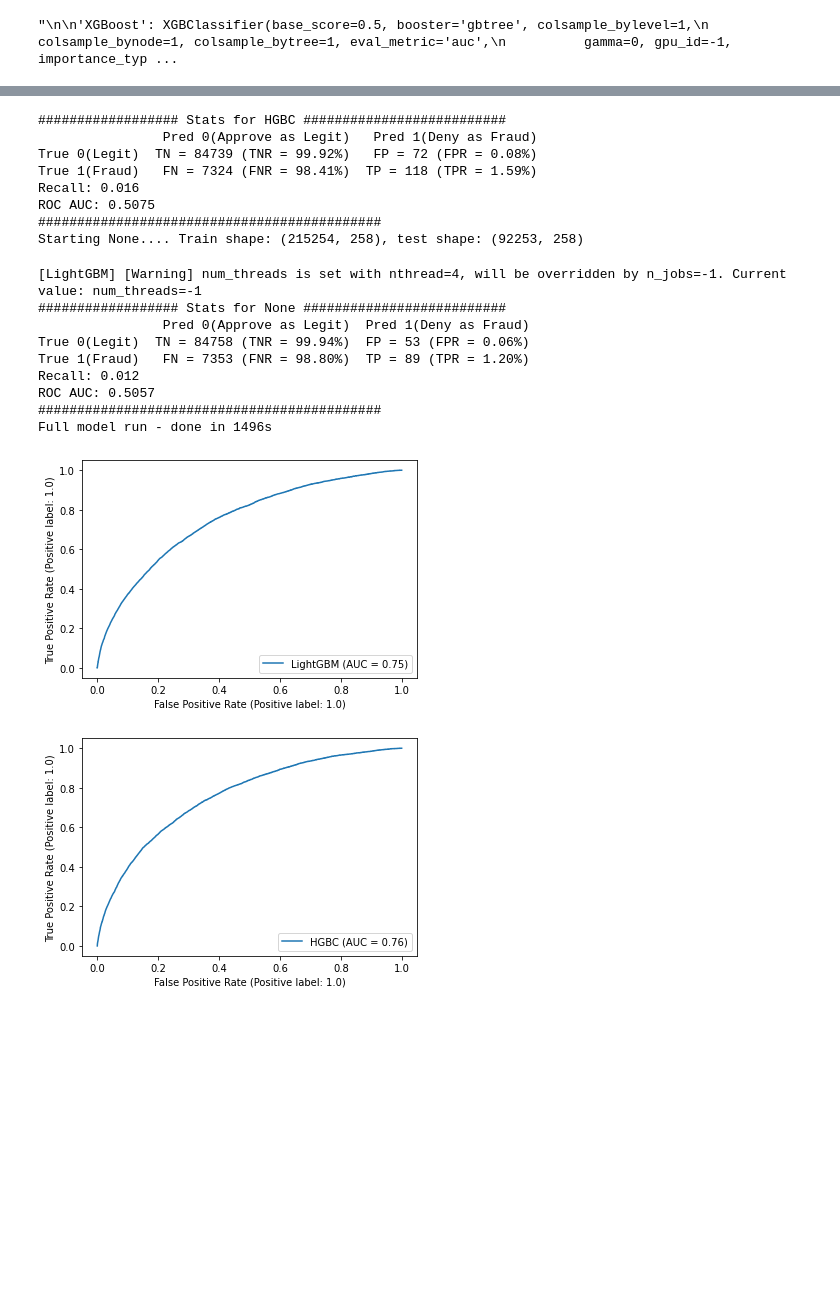
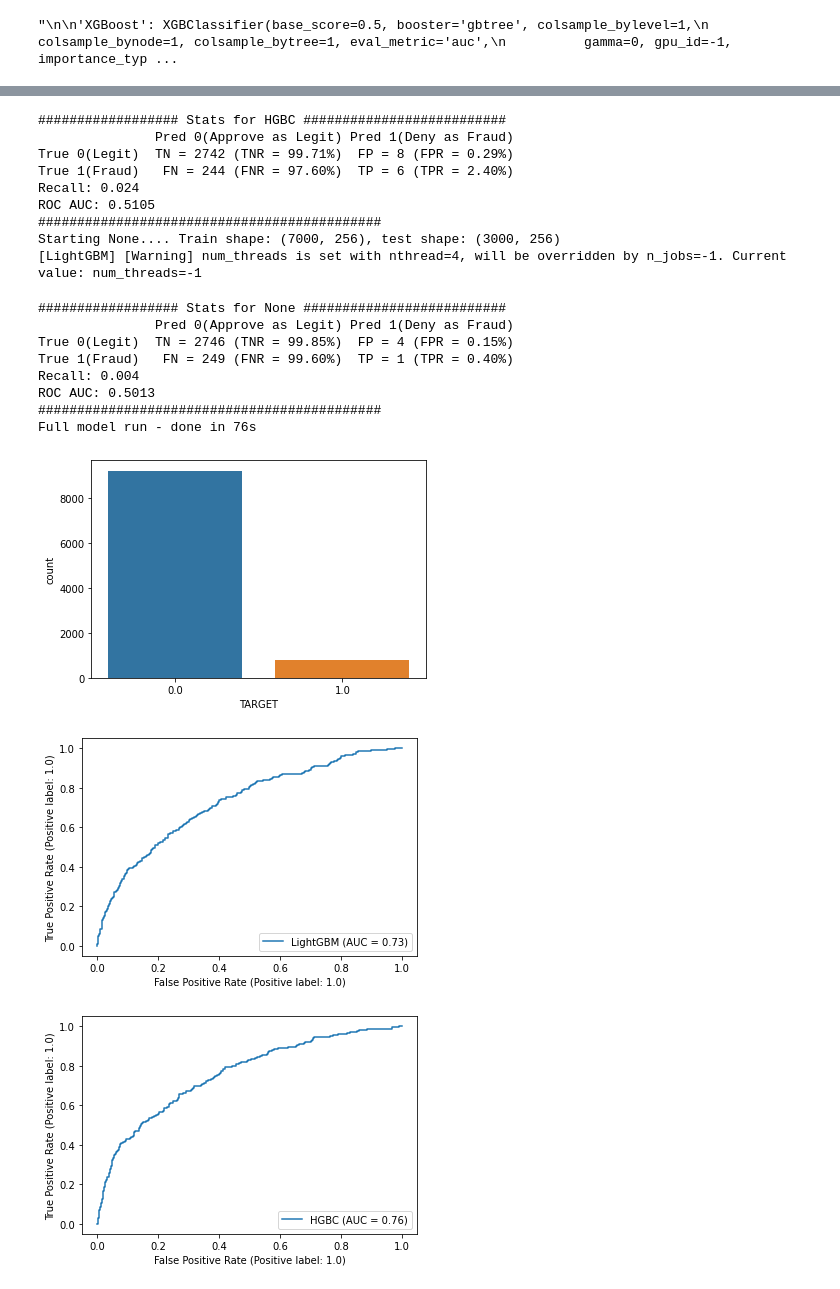
Before and after one commit to amithsbhat/machinelearning, a Jupyter notebook: mincapstone.ipynb, the cells around one changed output, grey strips where cells are left out. Saved outputs shown, nothing was run; the diff lists cells and outputs as text; code cells hidden in the pictures; blank space fills up the shorter version.

Commit message:
Kaggle Notebook | mincapstone | Version 3

```diff
--- a/mincapstone.ipynb
+++ b/mincapstone.ipynb
@@ -77,6 +79,7 @@ def application_train_test(num_rows = None, nan_as_category = True):
 
     # NaN values for DAYS_EMPLOYED: 365.243 -> nan
     df['DAYS_EMPLOYED'].replace(365243, np.nan, inplace= True)
+    df['DAYS_EMPLOYED'].fillna(df['DAYS_EMPLOYED'].median(), inplace=True)
     # Some simple new features (percentages)
     df['DAYS_EMPLOYED_PERC'] = df['DAYS_EMPLOYED'] / df['DAYS_BIRTH']
     df['INCOME_CREDIT_PERC'] = df['AMT_INCOME_TOTAL'] / df['AMT_CREDIT']
@@ -102,6 +105,8 @@ from xgboost import XGBClassifier
 from sklearn.metrics import recall_score
 # %%
 from sklearn.model_selection import train_test_split
+from sklearn.preprocessing import StandardScaler
+from sklearn.preprocessing import MinMaxScaler
 
 def getDatasets(df):
     print("### Total datapoints {} ###".format(df))
@@ -117,5 +122,9 @@ def getDatasets(df):
 
     split_test_size = 0.3
 
+    scaler = MinMaxScaler() #StandardScaler()
+
+    X= scaler.fit_transform(X)
+
     X_train, X_test, y_train, y_test = train_test_split(X,Y, test_size=split_test_size, random_state = 42)
     return X_train, X_test, y_train, y_test
@@ -218,8 +236,13 @@ def prepare(debug = False):
         return df
 
 def main():
-    df = prepare(debug = False) #pd.read_pickle(file_name) #prepare(debug = False)
-
+    df = prepare(debug = True) #pd.read_pickle(file_name) #prepare(debug = False)
+    sns.countplot(x = "TARGET", data = df)
+    print(df.loc[:, 'TARGET'].value_counts())
+    #np.where(df.values >= np.finfo(np.float32).max)
+    #print("Pre-drop {}".format(len(df)))
+    #df = df.dropna()
+    #print("Post-drop {}".format(len(df)))
     X_train, X_test, y_train, y_test = getDatasets(df)
     # try - https://machinelearningmastery.com/voting-ensembles-with-python/
     for k in allModels.keys():
@@ -230,8 +253,34 @@ def main():
     ensemble = VotingClassifier(estimators=ensembleModels, voting='hard')
     runAlgos(None, X_train, X_test, y_train, y_test, ensemble=ensemble)
 
-#if __name__ == "__main__":
-#submission_file_name = "submission_kernel02.csv"
+'''
+Version 2 without nan as category
+################## Stats for LightGBM ##########################
+                Pred 0(Approve as Legit)   Pred 1(Deny as Fraud)
+True 0(Legit)  TN = 84471 (TNR = 99.60%)  FP = 340 (FPR = 0.40%)
+True 1(Fraud)   FN = 7135 (FNR = 95.87%)  TP = 307 (TPR = 4.13%)
+Recall: 0.041
+ROC AUC: 0.5186
+############################################
+Starting HGBC.... Train shape: (215254, 258), test shape: (92253, 258)
+/opt/conda/lib/python3.7/site-packages/sklearn/utils/validation.py:993: DataConversionWarning: A column-vector y was passed when a 1d array was expected. Please change the shape of y to (n_samples, ), for example using ravel().
+  y = column_or_1d(y, warn=True)
+################## Stats for HGBC ##########################
+                Pred 0(Approve as Legit)   Pred 1(Deny as Fraud)
+True 0(Legit)  TN = 84739 (TNR = 99.92%)   FP = 72 (FPR = 0.08%)
+True 1(Fraud)   FN = 7324 (FNR = 98.41%)  TP = 118 (TPR = 1.59%)
+Recall: 0.016
+ROC AUC: 0.5075
+############################################
+
+
+################## Stats for None ##########################
+                Pred 0(Approve as Legit)  Pred 1(Deny as Fraud)
+True 0(Legit)  TN = 84758 (TNR = 99.94%)  FP = 53 (FPR = 0.06%)
+True 1(Fraud)   FN = 7353 (FNR = 98.80%)  TP = 89 (TPR = 1.20%)
+Recall: 0.012
+ROC AUC: 0.5057
+'''
 with timer("Full model run"):
     main()
 # %% [output]
@@ -263,19 +312,20 @@ Starting HGBC.... Train shape: (215254, 258), test shape: (92253, 258)
 ################## Stats for HGBC ##########################
-                Pred 0(Approve as Legit)   Pred 1(Deny as Fraud)
-True 0(Legit)  TN = 84739 (TNR = 99.92%)   FP = 72 (FPR = 0.08%)
-True 1(Fraud)   FN = 7324 (FNR = 98.41%)  TP = 118 (TPR = 1.59%)
-Recall: 0.016
-ROC AUC: 0.5075
+               Pred 0(Approve as Legit) Pred 1(Deny as Fraud)
+True 0(Legit)  TN = 2742 (TNR = 99.71%)  FP = 8 (FPR = 0.29%)
+True 1(Fraud)   FN = 244 (FNR = 97.60%)  TP = 6 (TPR = 2.40%)
+Recall: 0.024
+ROC AUC: 0.5105
 ############################################
-Starting None.... Train shape: (215254, 258), test shape: (92253, 258)
+Starting None.... Train shape: (7000, 256), test shape: (3000, 256)
+[LightGBM] [Warning] num_threads is set with nthread=4, will be overridden by n_jobs=-1. Current value: num_threads=-1
-[LightGBM] [Warning] num_threads is set with nthread=4, will be overridden by n_jobs=-1. Current value: num_threads=-1
 ################## Stats for None ##########################
-                Pred 0(Approve as Legit)  Pred 1(Deny as Fraud)
-True 0(Legit)  TN = 84758 (TNR = 99.94%)  FP = 53 (FPR = 0.06%)
-True 1(Fraud)   FN = 7353 (FNR = 98.80%)  TP = 89 (TPR = 1.20%)
-Recall: 0.012
-ROC AUC: 0.5057
+               Pred 0(Approve as Legit) Pred 1(Deny as Fraud)
+True 0(Legit)  TN = 2746 (TNR = 99.85%)  FP = 4 (FPR = 0.15%)
+True 1(Fraud)   FN = 249 (FNR = 99.60%)  TP = 1 (TPR = 0.40%)
+Recall: 0.004
+ROC AUC: 0.5013
 ############################################
-Full model run - done in 1496s
+Full model run - done in 76s
-[figure, old version]
+[figure, new version]
-[figure, old version]
+[figure, new version]
+[figure, added]
```
Also changed, not shown: parts of 4 cells of this notebook.
